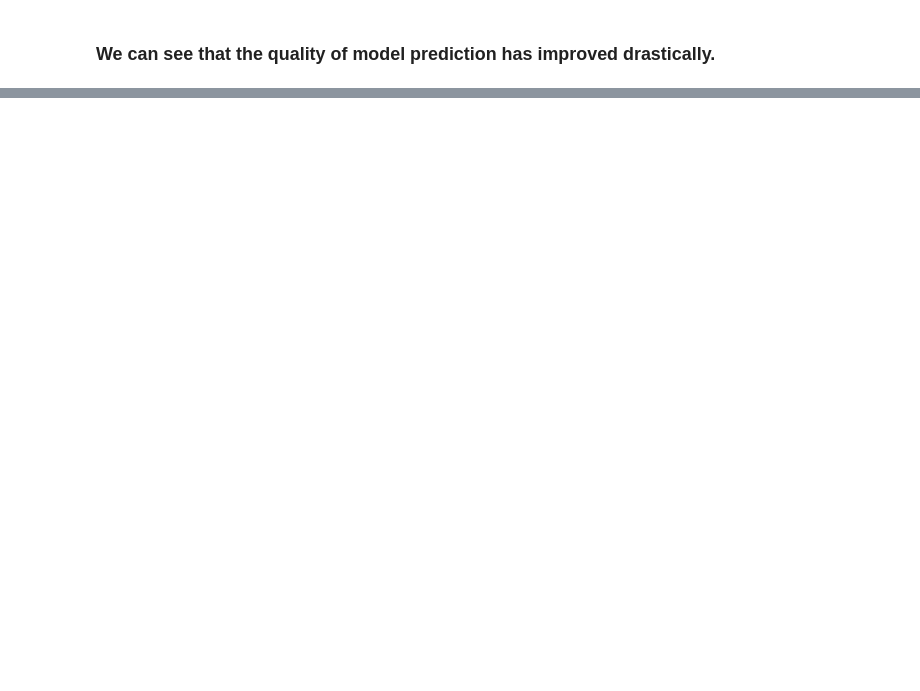
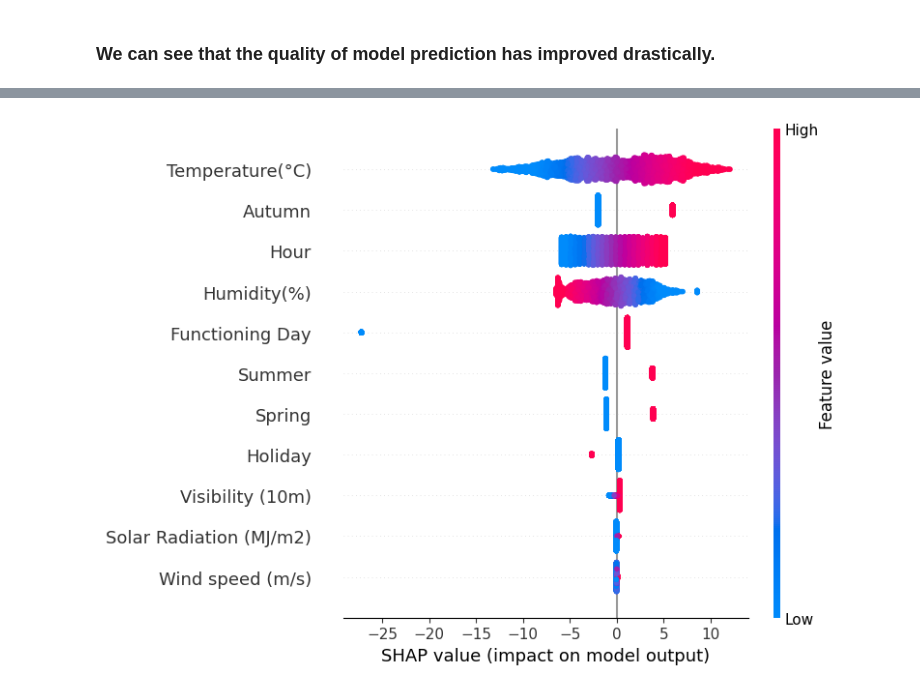
Before and after one commit to vishant750/bike_sharing_demand_prediction, a Jupyter notebook: Bike_sharing_demad_prediction.ipynb, the cells around one changed output, grey strips where cells are left out. Saved outputs shown, nothing was run; the diff lists cells and outputs as text; code cells hidden in the pictures; blank space fills up the shorter version.

```diff
--- a/Bike_sharing_demad_prediction.ipynb
+++ b/Bike_sharing_demad_prediction.ipynb
@@ -1005,0 +1038,5 @@ Adjusted R squared value for Random Forest Regression is:  0.8717511573504804
+# %%
+#Plotting shap summary plot for Lasso regression
+shap_summary(lasso_model)
+# %% [output]
+[figure, added]
```
Also changed, not shown: parts of 19 cells of this notebook.
